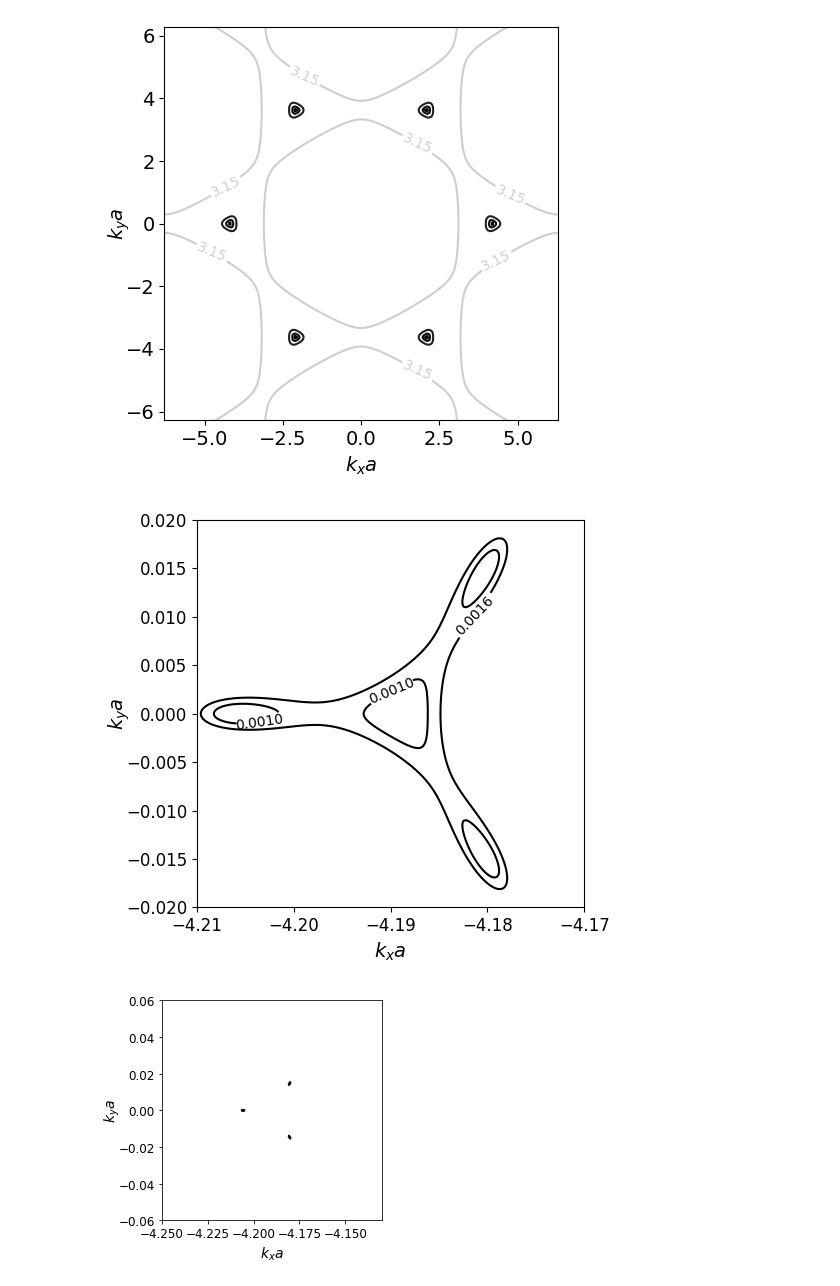
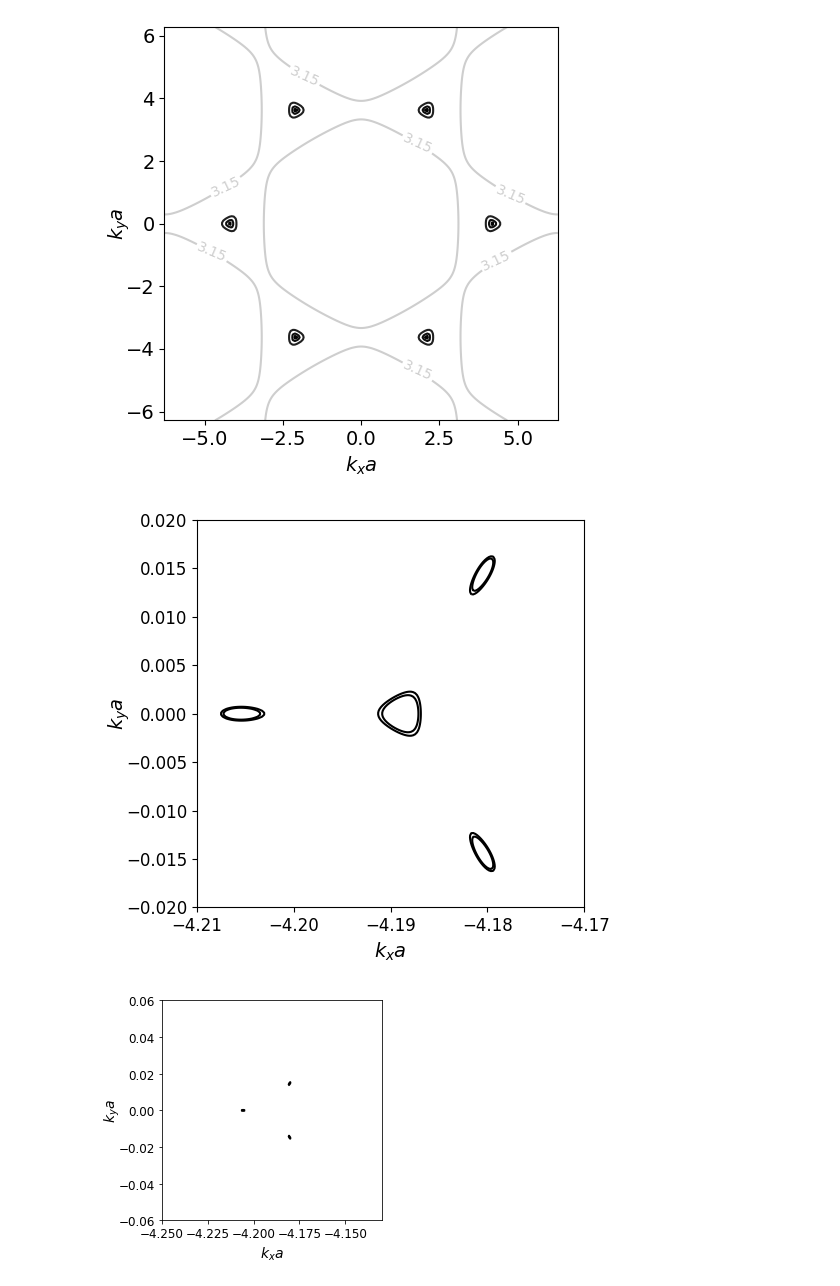
Before and after one commit to aravindhshankar/RKKYTightBinding, a Jupyter notebook: python_files/BLG_with_mpmath/Plotting_spectrum_in_jupyter.ipynb, the cells around one changed output. Cells and saved outputs as stored; diff of their text form; code cells hidden in the pictures.

```diff
--- a/python_files/BLG_with_mpmath/Plotting_spectrum_in_jupyter.ipynb
+++ b/python_files/BLG_with_mpmath/Plotting_spectrum_in_jupyter.ipynb
@@ -134,32 +134,35 @@ plt.show()
 # %%
 #these are degault params in fast recursion
 parameters = {'a':1.0, 'delta':0.00, 'deltap':0.0, 'gamma0':3.16, 'gamma1p':0.0, 'gamma1':0.381, 'gamma3':0.38, 'gamma4':0.0}
 # parameters = {'a':1.0, 'delta':0.00, 'deltap':0.022, 'gamma0':3.16, 'gamma1p':0.0, 'gamma1':0.381, 'gamma3':0.38, 'gamma4':0.14}
 x = np.linspace(-4.21, -4.17, 200)
 y = np.linspace(-0.02, 0.02, 200)
 KX, KY = np.meshgrid(x, y)
 band1, band2, band3, band4 = spectrum_bilayer(KX.flatten(), KY.flatten(), parameters)
 fig = plt.subplot(111)
 
-cs = plt.contour(KX, KY, band3.reshape((len(x), len(x))), levels=[0.0, 0.001, 0.0016],
+# cs = plt.contour(KX, KY, band3.reshape((len(x), len(x))), levels=[0.0, 0.001, 0.0016],
+#                  cmap = 'gray', vmin=0.0, vmax=3.9)
+
+cs = plt.contour(KX, KY, band3.reshape((len(x), len(x))), levels=[0.0006,0.0007],
                  cmap = 'gray', vmin=0.0, vmax=3.9)
 
 #cs = plt.contour(KX, KY, band2.reshape((len(x), len(x))), levels=20,
 #                 cmap = 'gray', vmin=0.1, vmax=0.9)
 #print(max(band1))
 plt.gca().clabel(cs, cs.levels, inline=True, fontsize=10)
 plt.xlim(min(x),max(x))
 plt.ylim(min(y),max(y))
 plt.gca().set_aspect('equal')
 plt.gca().tick_params(which='major', labelsize=12)
 plt.xlabel(r'$k_x a$', fontsize=14)
 plt.ylabel(r'$k_y a$', fontsize=14, labelpad=-4)
 #plt.text(-4.31, 0.05, '(c)', fontsize=16)
 plt.tight_layout()
 #plt.savefig('fig2_trigonal_warping_contours_a_d5meV.pdf')
 plt.show()
 # %% [output]
-[figure, old version]
+[figure, new version]
 # %%
 #mexican hat version - no trigonal warping
 parameters = {'a':1.0, 'delta':0.00, 'deltap':0.022, 'gamma0':3.16, 'gamma1p':0.0, 'gamma1':0.381, 'gamma3':0.38, 'gamma4':0.14}
```
Also changed, not shown: 1 other file.
